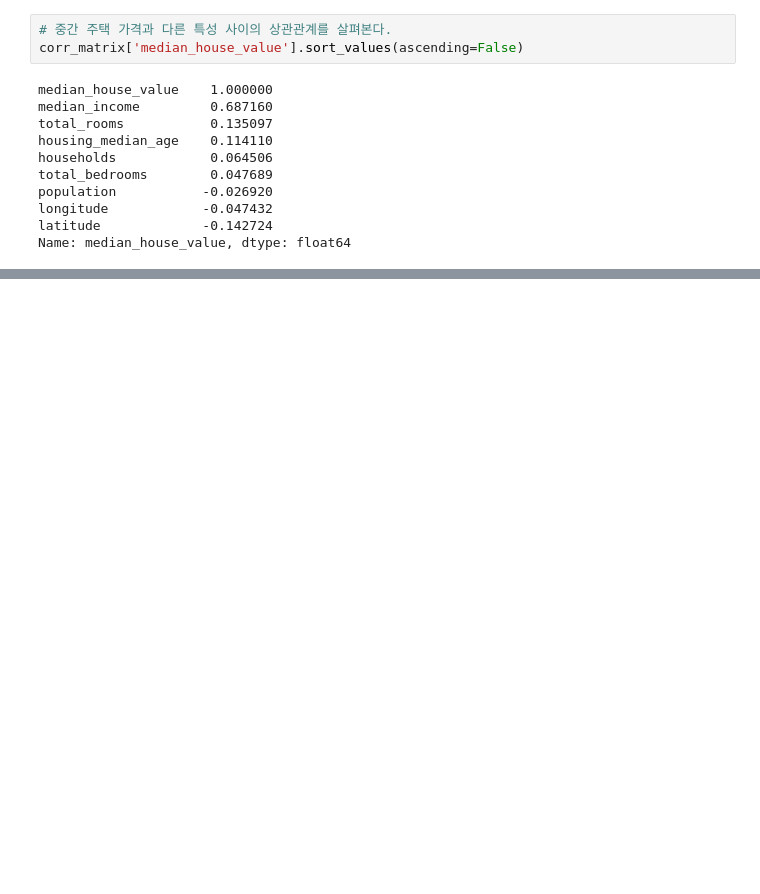
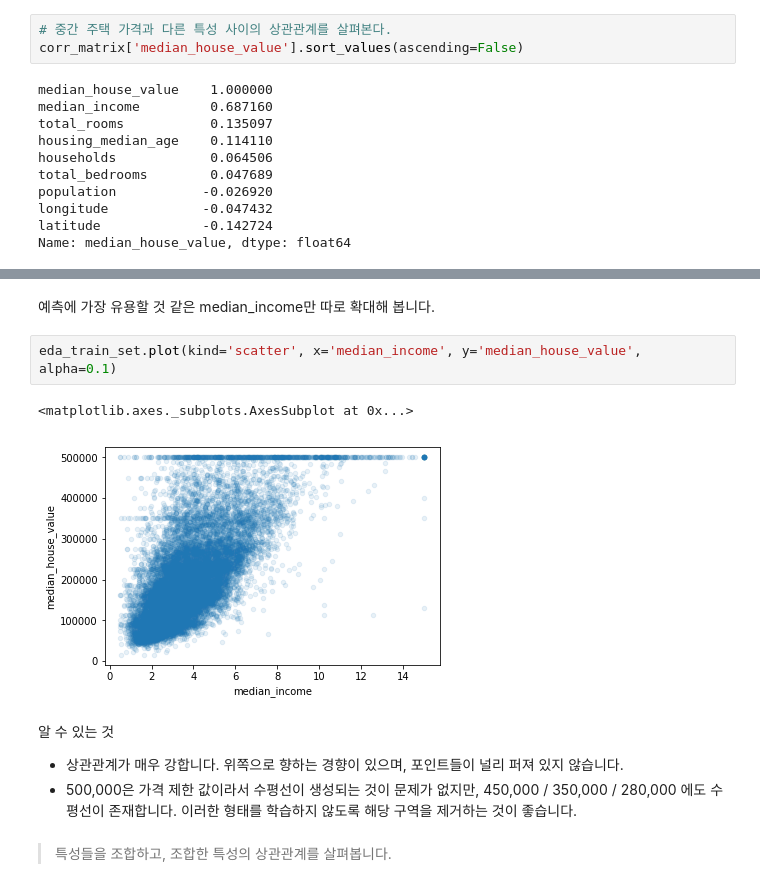
Before and after one commit to jeonghunyoon/machine-learning-lecture-notes-old, a Jupyter notebook: 01. 머신러닝 맛보기.ipynb, the cells around one changed output, grey strips where cells are left out. Saved outputs shown, nothing was run; the diff lists cells and outputs as text; blank space fills up the shorter version.

```diff
--- a/01. 머신러닝 맛보기.ipynb
+++ b/01. 머신러닝 맛보기.ipynb
@@ -139,0 +159,13 @@ Name: median_house_value, dtype: float64
+# %% [markdown]
+예측에 가장 유용할 것 같은 median_income만 따로 확대해 봅니다.
+# %%
+eda_train_set.plot(kind='scatter', x='median_income', y='median_house_value', alpha=0.1)
+# %% [output]
+<matplotlib.axes._subplots.AxesSubplot at 0x...>
+[figure, added]
+# %% [markdown]
+알 수 있는 것
+ - 상관관계가 매우 강합니다. 위쪽으로 향하는 경향이 있으며, 포인트들이 널리 퍼져 있지 않습니다.
+ - 500,000은 가격 제한 값이라서 수평선이 생성되는 것이 문제가 없지만, 450,000 / 350,000 / 280,000 에도 수평선이 존재합니다. 이러한 형태를 학습하지 않도록 해당 구역을 제거하는 것이 좋습니다.
+# %% [markdown]
+> 특성들을 조합하고, 조합한 특성의 상관관계를 살펴봅니다.
```
Also changed, not shown: parts of 30 cells of this notebook.
